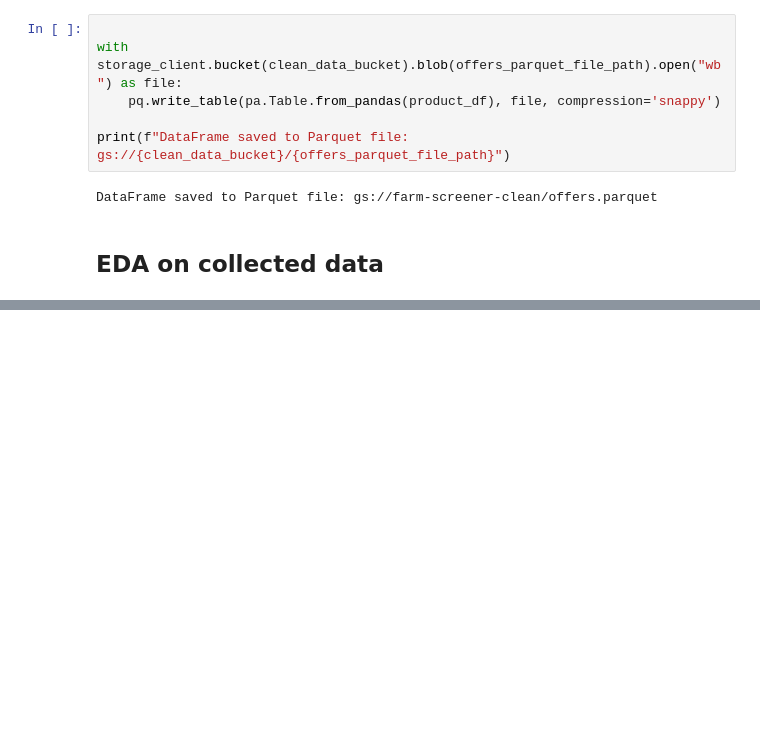
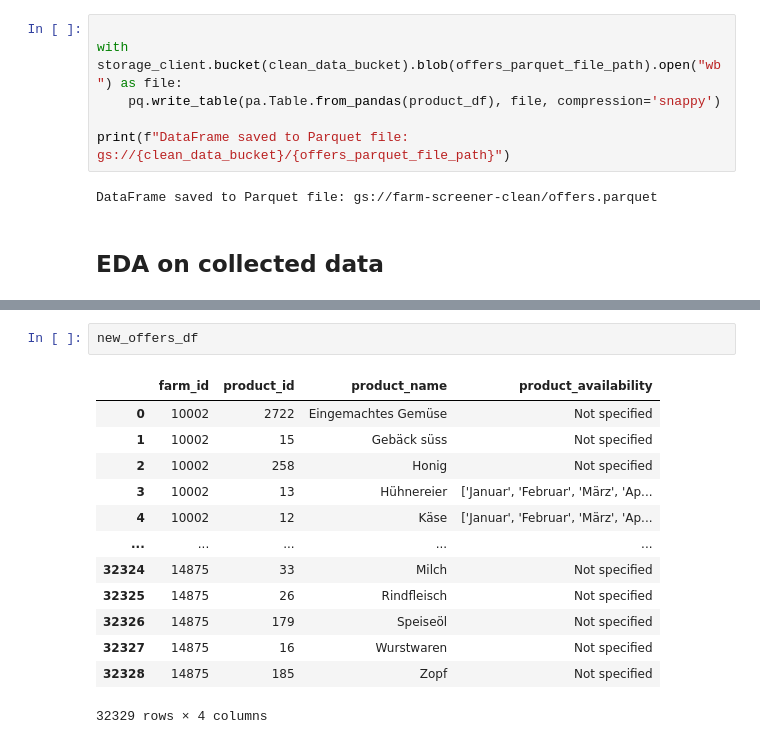
Before and after one commit to subrockmann/farm-screener, a Jupyter notebook: data collection.ipynb, the cells around one changed output, grey strips where cells are left out. Saved outputs shown, nothing was run; the diff lists cells and outputs as text; blank space fills up the shorter version.

```diff
--- a/data collection.ipynb
+++ b/data collection.ipynb
@@ -289,0 +318,16 @@ DataFrame saved to Parquet file: gs://farm-screener-clean/offers.parquet
+# %%
+new_offers_df
+# %% [output]
+|  | farm_id | product_id | product_name | product_availability |
+| 0 | 10002 | 2722 | Eingemachtes Gemüse | Not specified |
+| 1 | 10002 | 15 | Gebäck süss | Not specified |
+| 2 | 10002 | 258 | Honig | Not specified |
+| 3 | 10002 | 13 | Hühnereier | ['Januar', 'Februar', 'März', 'Ap... |
+| 4 | 10002 | 12 | Käse | ['Januar', 'Februar', 'März', 'Ap... |
+| ... | ... | ... | ... | ... |
+| 32324 | 14875 | 33 | Milch | Not specified |
+| 32325 | 14875 | 26 | Rindfleisch | Not specified |
+| 32326 | 14875 | 179 | Speiseöl | Not specified |
+| 32327 | 14875 | 16 | Wurstwaren | Not specified |
+| 32328 | 14875 | 185 | Zopf | Not specified |
+32329 rows × 4 columns
```
Also changed, not shown: parts of 12 cells of this notebook.
